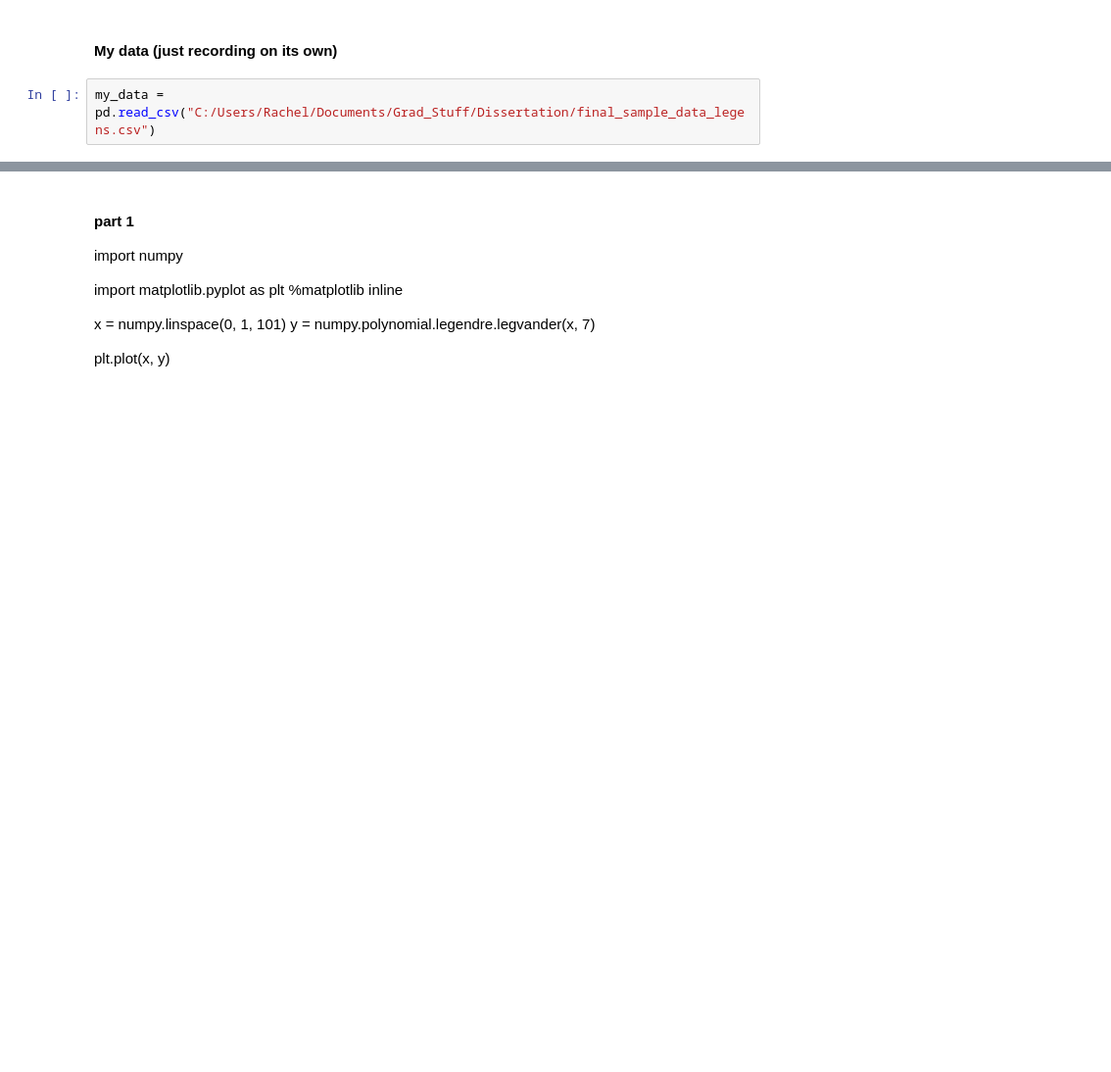
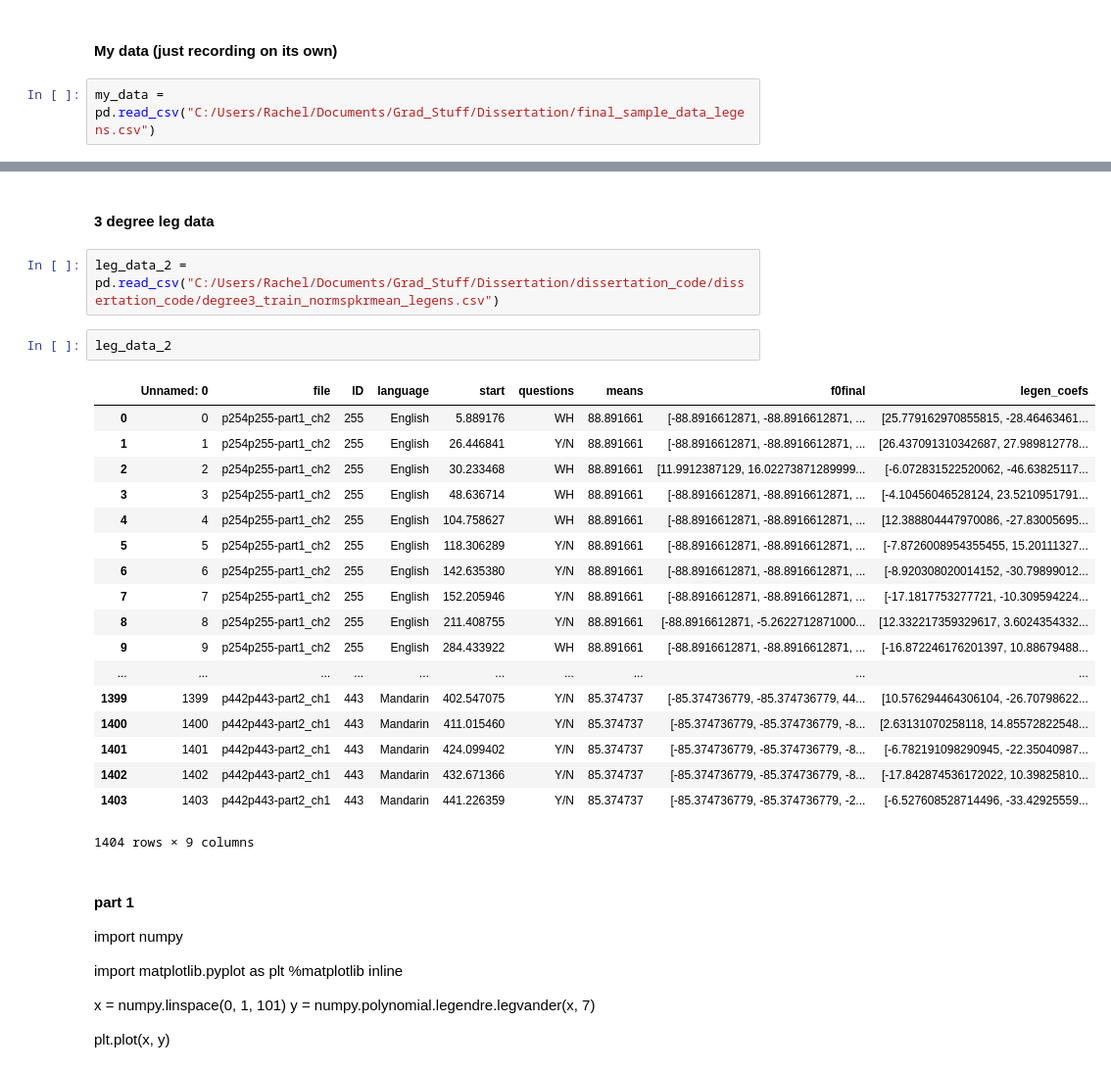
Before and after one commit to rachelrakov/dissertation_code, a Jupyter notebook: Legendre_polynomial_plotting.ipynb, the cells around one changed output, grey strips where cells are left out. Shown: that part at 98% size. Drawn from its saved outputs; the diff is of its cells as text; blank space fills up the shorter version.

```diff
--- a/Legendre_polynomial_plotting.ipynb
+++ b/Legendre_polynomial_plotting.ipynb
@@ -102,3 +83,28 @@ my_data
+# %% [markdown]
+#### 3 degree leg data
+# %%
+leg_data_2 = pd.read_csv("C:/Users/Rachel/Documents/Grad_Stuff/Dissertation/dissertation_code/dissertation_code/degree3_train_normspkrmean_legens.csv")
+# %%
+leg_data_2
+# %% [output]
+|  | Unnamed: 0 | file | ID | language | start | questions | means | f0final | legen_coefs |
+| 0 | 0 | p254p255-part1_ch2 | 255 | English | 5.889176 | WH | 88.891661 | [-88.8916612871, -88.8916612871, ... | [25.779162970855815, -28.46463461... |
+| 1 | 1 | p254p255-part1_ch2 | 255 | English | 26.446841 | Y/N | 88.891661 | [-88.8916612871, -88.8916612871, ... | [26.437091310342687, 27.989812778... |
+| 2 | 2 | p254p255-part1_ch2 | 255 | English | 30.233468 | WH | 88.891661 | [11.9912387129, 16.02273871289999... | [-6.072831522520062, -46.63825117... |
+| 3 | 3 | p254p255-part1_ch2 | 255 | English | 48.636714 | WH | 88.891661 | [-88.8916612871, -88.8916612871, ... | [-4.10456046528124, 23.5210951791... |
+| 4 | 4 | p254p255-part1_ch2 | 255 | English | 104.758627 | WH | 88.891661 | [-88.8916612871, -88.8916612871, ... | [12.388804447970086, -27.83005695... |
+| 5 | 5 | p254p255-part1_ch2 | 255 | English | 118.306289 | Y/N | 88.891661 | [-88.8916612871, -88.8916612871, ... | [-7.8726008954355455, 15.20111327... |
+| 6 | 6 | p254p255-part1_ch2 | 255 | English | 142.635380 | Y/N | 88.891661 | [-88.8916612871, -88.8916612871, ... | [-8.920308020014152, -30.79899012... |
+| 7 | 7 | p254p255-part1_ch2 | 255 | English | 152.205946 | Y/N | 88.891661 | [-88.8916612871, -88.8916612871, ... | [-17.1817753277721, -10.309594224... |
+| 8 | 8 | p254p255-part1_ch2 | 255 | English | 211.408755 | Y/N | 88.891661 | [-88.8916612871, -5.2622712871000... | [12.332217359329617, 3.6024354332... |
+| 9 | 9 | p254p255-part1_ch2 | 255 | English | 284.433922 | WH | 88.891661 | [-88.8916612871, -88.8916612871, ... | [-16.872246176201397, 10.88679488... |
+| ... | ... | ... | ... | ... | ... | ... | ... | ... | ... |
+| 1399 | 1399 | p442p443-part2_ch1 | 443 | Mandarin | 402.547075 | Y/N | 85.374737 | [-85.374736779, -85.374736779, 44... | [10.576294464306104, -26.70798622... |
+| 1400 | 1400 | p442p443-part2_ch1 | 443 | Mandarin | 411.015460 | Y/N | 85.374737 | [-85.374736779, -85.374736779, -8... | [2.63131070258118, 14.85572822548... |
+| 1401 | 1401 | p442p443-part2_ch1 | 443 | Mandarin | 424.099402 | Y/N | 85.374737 | [-85.374736779, -85.374736779, -8... | [-6.782191098290945, -22.35040987... |
+| 1402 | 1402 | p442p443-part2_ch1 | 443 | Mandarin | 432.671366 | Y/N | 85.374737 | [-85.374736779, -85.374736779, -8... | [-17.842874536172022, 10.39825810... |
+| 1403 | 1403 | p442p443-part2_ch1 | 443 | Mandarin | 441.226359 | Y/N | 85.374737 | [-85.374736779, -85.374736779, -2... | [-6.527608528714496, -33.42925559... |
+1404 rows × 9 columns
 # %% [markdown]
 #### part 1
 
```
Also changed, not shown: parts of 36 cells of this notebook.
